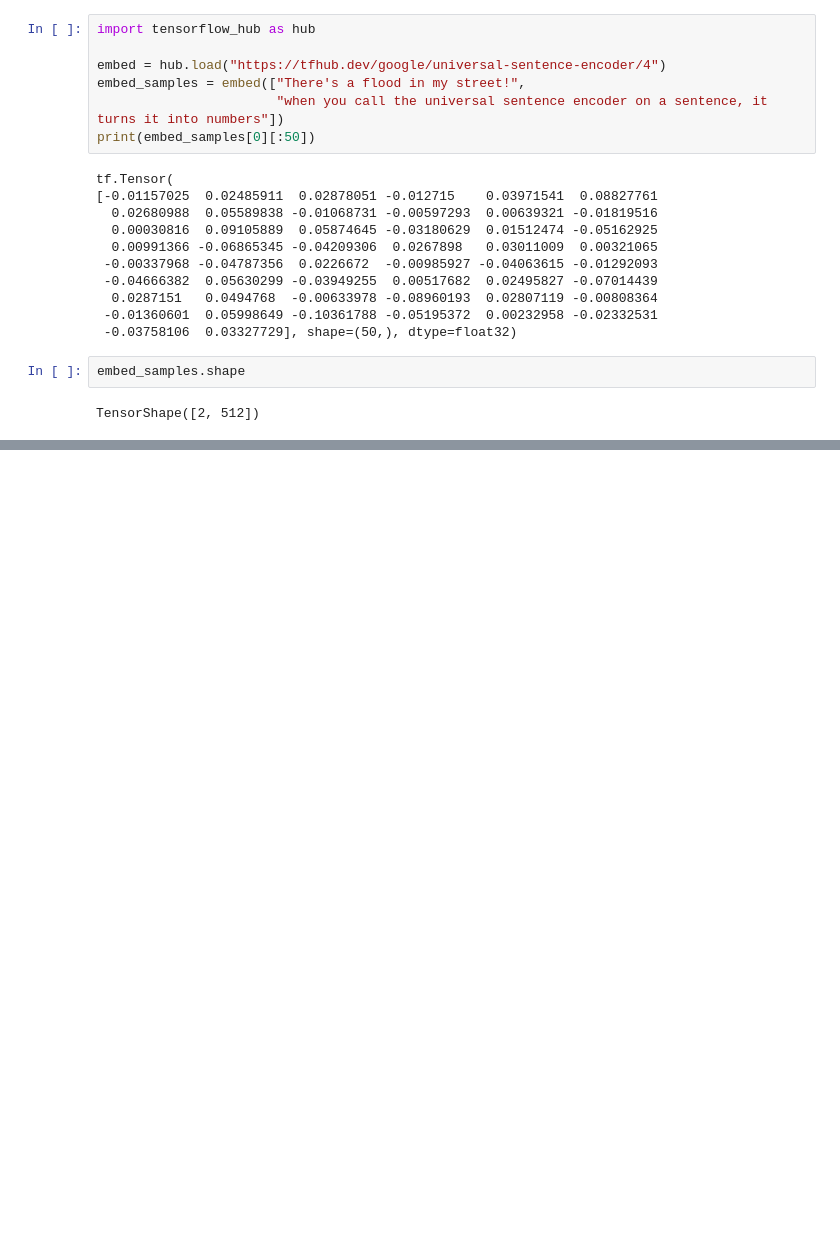
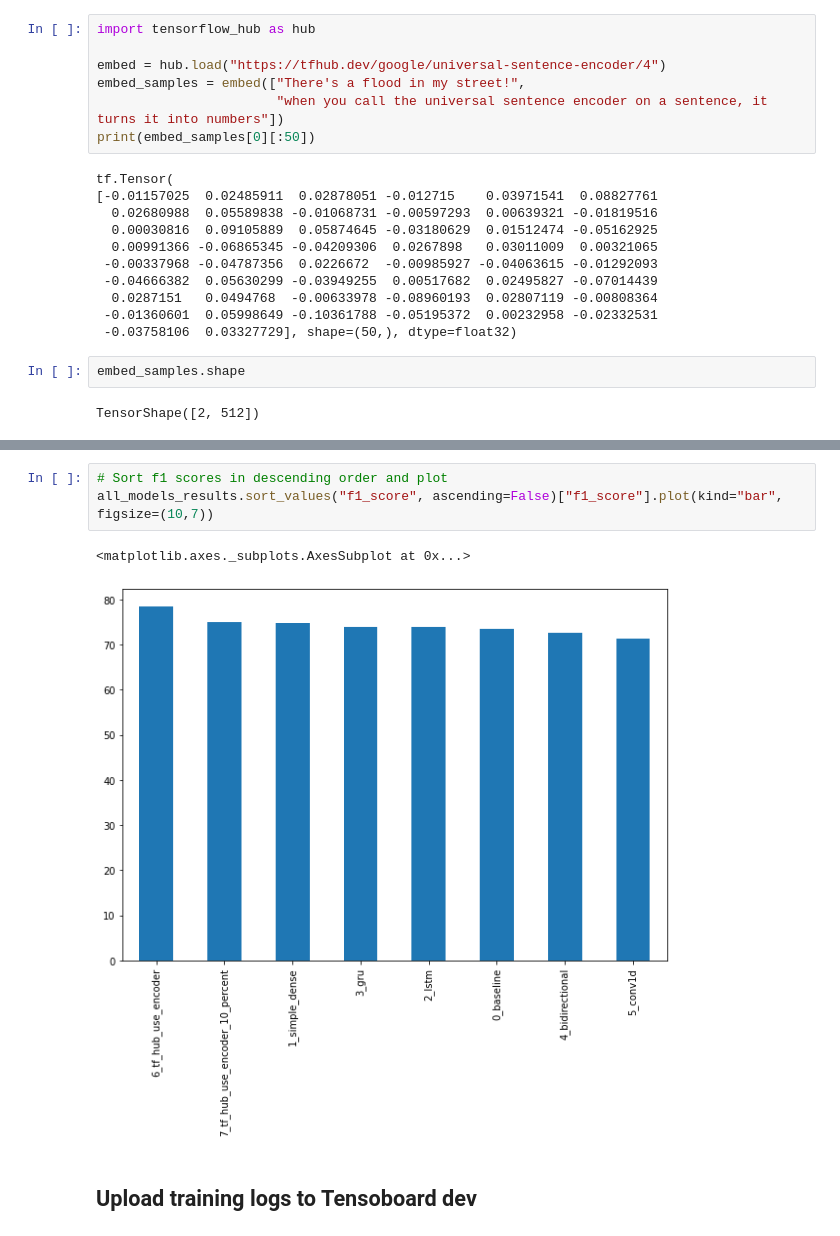
Before and after one commit to laxmiharikumar/deeplearning, a Jupyter notebook: nlp_fundamentals_rnn.ipynb, the cells around one changed output, grey strips where cells are left out. Cells and saved outputs as stored; diff of their text form; blank space fills up the shorter version.

```diff
--- a/nlp_fundamentals_rnn.ipynb
+++ b/nlp_fundamentals_rnn.ipynb
@@ -808,0 +1068,8 @@ TensorShape([2, 512])
+# %%
+# Sort f1 scores in descending order and plot
+all_models_results.sort_values("f1_score", ascending=False)["f1_score"].plot(kind="bar", figsize=(10,7))
+# %% [output]
+<matplotlib.axes._subplots.AxesSubplot at 0x...>
+[figure, added]
+# %% [markdown]
+## Upload training logs to Tensoboard dev
```
Also changed, not shown: parts of 51 cells of this notebook.
